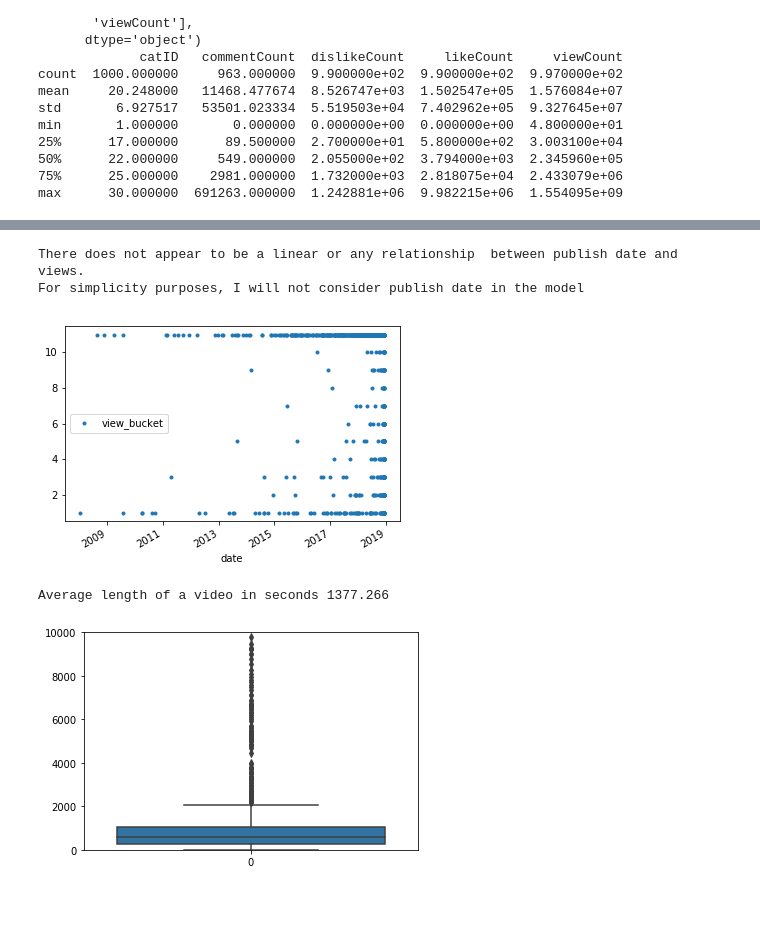
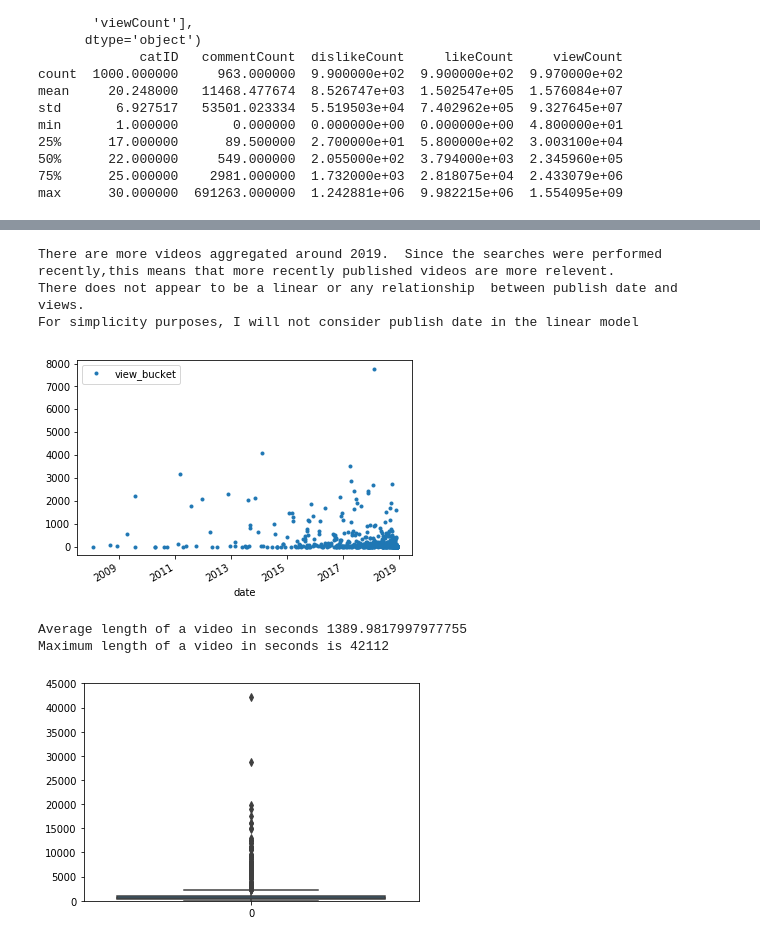
Before and after one commit to addiwei/Springboard, a Jupyter notebook: Capstone1/Youtube_Preprocessing_EDA.ipynb, the cells around one changed output, grey strips where cells are left out. Cells and saved outputs as stored; diff of their text form; code cells hidden in the pictures; blank space fills up the shorter version.

Commit message:
Modeling and Preprocessing updates 12/13/18

```diff
--- a/Capstone1/Youtube_Preprocessing_EDA.ipynb
+++ b/Capstone1/Youtube_Preprocessing_EDA.ipynb
@@ -59,0 +99,4 @@ max      30.000000  691263.000000  1.242881e+06  9.982215e+06  1.554095e+09
+# %%
+print('Since there only 11 outliers, almost all from music category, we will remove them')
+df1 = df.sort_values('viewCount',ascending = False).head(11)
+df = df.drop(index=df1.index)
@@ -60,24 +105,15 @@ max      30.000000  691263.000000  1.242881e+06  9.982215e+06  1.554095e+09
+# %%
+bucket = []
+for i in range(8000):
+    bucket.append((i*50000))
+
+
+# Bucketize the dependent variable / viewCount
+df['view_bucket'] = pd.cut(df['viewCount'], bucket,
+                           include_lowest=True, labels=list(range(1, 8000)))
+df['view_bucket'] = df['view_bucket'].astype(float)
+df = df.drop(columns=['viewCount'])
 # %%
-# Address Null values. Utilized mean value to address missing continuous data
-# Convert and drop snippet.tags, date columns.
-
-df['commentCount'].fillna((df['commentCount'].mean()), inplace=True)
-df['dislikeCount'].fillna((df['dislikeCount'].mean()), inplace=True)
-df['likeCount'].fillna((df['likeCount'].mean()), inplace=True)
-df['viewCount'].fillna((df['viewCount'].mean()), inplace=True)
-df['snippet.tags'].fillna('[]', inplace=True)
-
-#Convert snippet.tags into length for continuous data
-df['tags_length'] = [len(ast.literal_eval(row)) for row in df['snippet.tags']]
-df = df.drop(columns=['snippet.tags'])
-
-# Bucketize the dependent variable / viewCount
-df['view_bucket'] = pd.cut(df['viewCount'], [0,50000,100000,150000,200000,250000,300000,350000,400000,450000,500000,10000000000000],
-                           include_lowest=True, labels=["1", "2", "3","4","5","6","7",
-                                                       "8","9","10","11"])
-df['view_bucket'] = df['view_bucket'].astype(float)
-df = df.drop(columns=['viewCount'])
-
 #Converts published date into date time object and sort df by date
 
 df['date'] =  pd.to_datetime(df['snippet.publishedAt'], format='%Y-%m-%dT%H:%M:%S.000Z', utc=True)
@@ -103,7 +139,5 @@ df = df.drop(columns=['contentDetails.duration'])
 
 df.info()
 df.head()
-
-%store df
 # %% [output]
 <class 'pandas.core.frame.DataFrame'>
@@ -128,19 +167,23 @@ Stored 'df' (DataFrame)
 
 #plt.title('Published date vs. view_bucket')
 df.plot(x='date', y='view_bucket', style=".")
+print('There are more videos aggregated around 2019.  Since the searches were performed recently,this means that more recently published videos are more relevent.')
 print('There does not appear to be a linear or any relationship  between publish date and views.')
-print('For simplicity purposes, I will not consider publish date in the model')
+print('For simplicity purposes, I will not consider publish date in the linear model')
 # %% [output]
+There are more videos aggregated around 2019.  Since the searches were performed recently,this means that more recently published videos are more relevent.
 There does not appear to be a linear or any relationship  between publish date and views.
-For simplicity purposes, I will not consider publish date in the model
+For simplicity purposes, I will not consider publish date in the linear model
-[figure, old version]
+[figure, new version]
 # %%
 sns.boxplot(data=df['duration'])
-plt.ylim(0, 10000)
+plt.ylim(0, 45000)
 print('Average length of a video in seconds ' + str(df['duration'].mean()))
+print('Maximum length of a video in seconds is ' + str(df['duration'].max()))
 # %% [output]
-Average length of a video in seconds 1377.266
+Average length of a video in seconds 1389.9817997977755
+Maximum length of a video in seconds is 42112
-[figure, old version]
+[figure, new version]
 # %%
 
 plt.scatter(df['duration'], df['view_bucket'], alpha=0.5)
```
Also changed, not shown: parts of 22 cells of this notebook, 1 other file.
